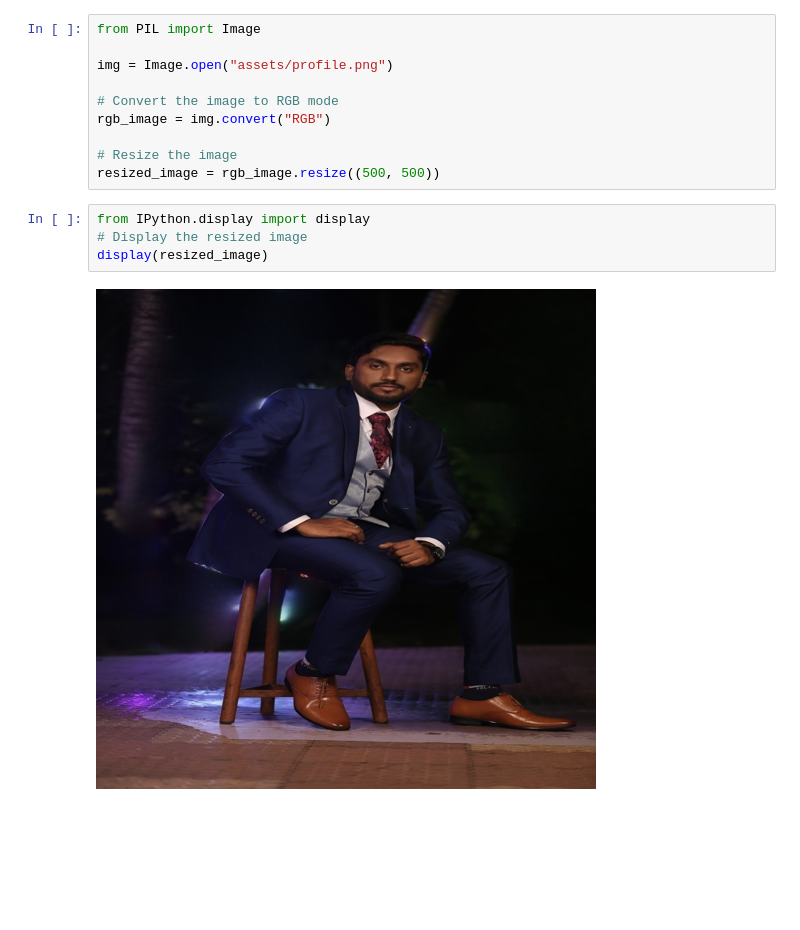
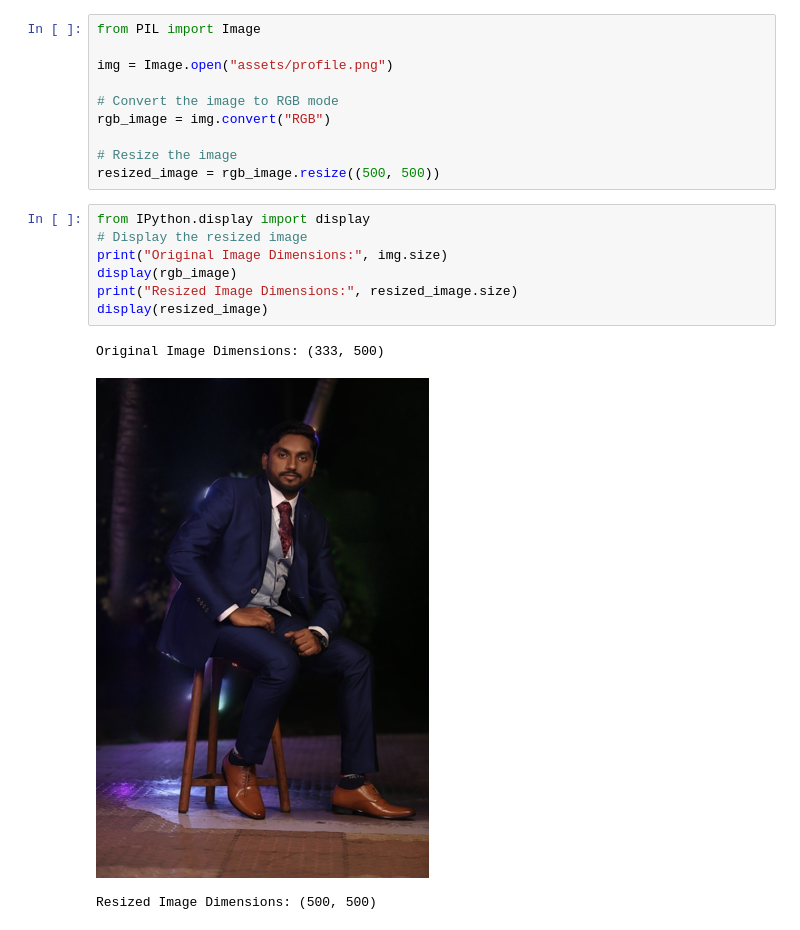
Before and after one commit to GirishCodeAlchemy/alchemy-useful-packages, a Jupyter notebook: python/AlchemyPlayground.ipynb, the cells around one changed output. Saved outputs shown, nothing was run; the diff lists cells and outputs as text; blank space fills up the shorter version.

```diff
--- a/python/AlchemyPlayground.ipynb
+++ b/python/AlchemyPlayground.ipynb
@@ -50,6 +50,11 @@ resized_image = rgb_image.resize((500, 500))
 # %%
 from IPython.display import display
 # Display the resized image
+print("Original Image Dimensions:", img.size)
+display(rgb_image)
+print("Resized Image Dimensions:", resized_image.size)
 display(resized_image)
 # %% [output]
+Original Image Dimensions: (333, 500)
-[figure, old version]
+[figure, new version]
+Resized Image Dimensions: (500, 500)
```
Also changed, not shown: parts of 10 cells of this notebook, 1 other file.
